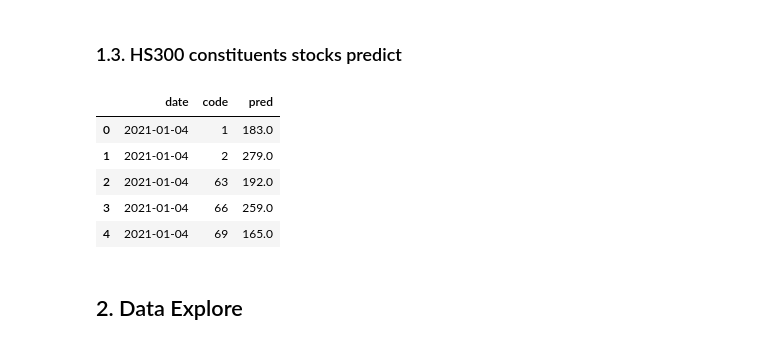
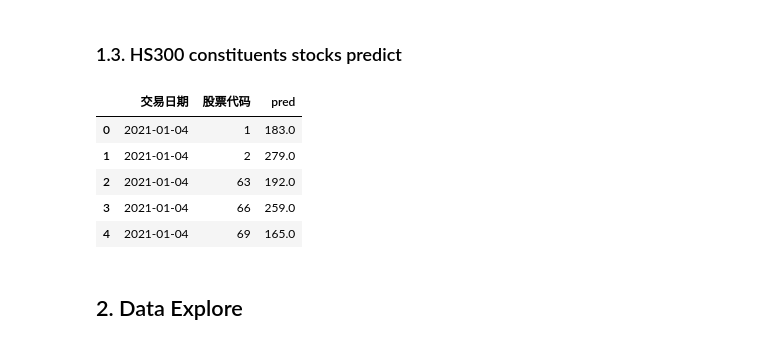
Before and after one commit to Pshower/jiangzehan2025, a Jupyter notebook: 01_data_describe.ipynb, the cells around one changed output. Saved outputs shown, nothing was run; the diff lists cells and outputs as text; code cells hidden in the pictures.

```diff
--- a/01_data_describe.ipynb
+++ b/01_data_describe.ipynb
@@ -31,9 +33,11 @@ df_hs300_c_s.head()
 ### 1.3. HS300 constituents stocks predict
 # %%
 df_hs300_c_s_p = pd.read_csv("01_data/hs300_constituent_stocks_predict.csv")
+df_hs300_c_s_p = df_hs300_c_s_p.rename(columns={'date': '交易日期','code': '股票代码'})
+df_hs300_c_s_p["交易日期"] = pd.to_datetime(df_hs300_c_s_p["交易日期"])
 df_hs300_c_s_p.head()
 # %% [output]
-|  | date | code | pred |
+|  | 交易日期 | 股票代码 | pred |
 | 0 | 2021-01-04 | 1 | 183.0 |
 | 1 | 2021-01-04 | 2 | 279.0 |
 | 2 | 2021-01-04 | 63 | 192.0 |
```
Also changed, not shown: parts of 45 cells of this notebook, 1 other file.
